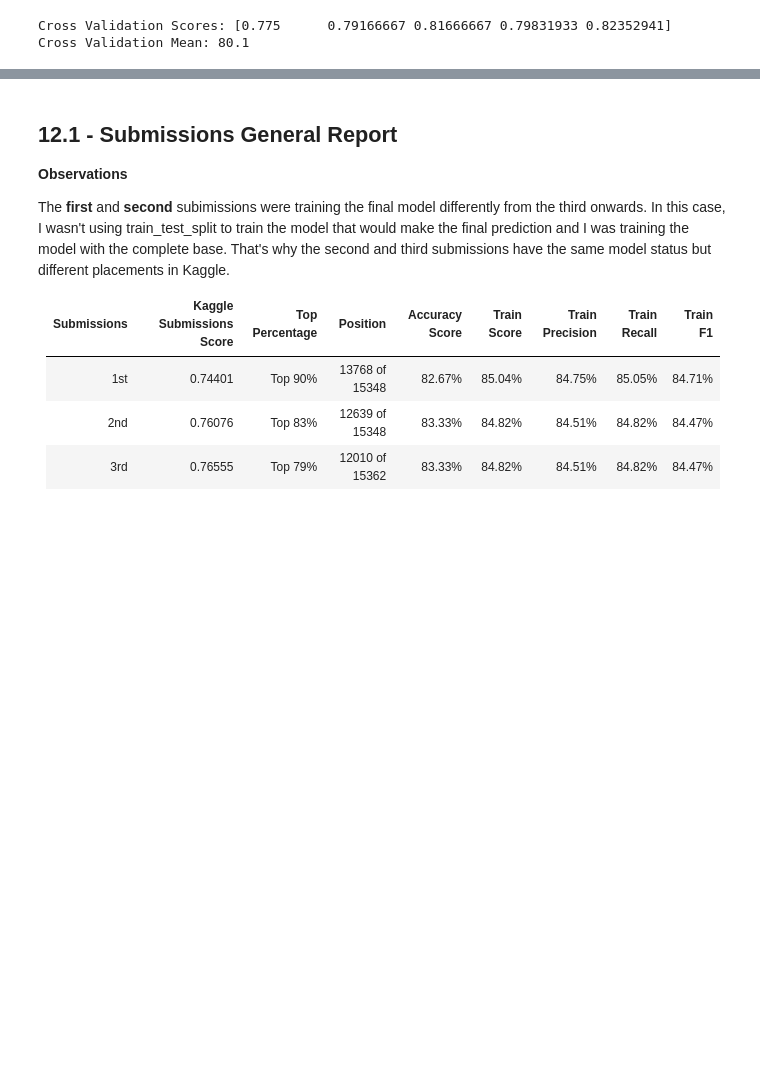
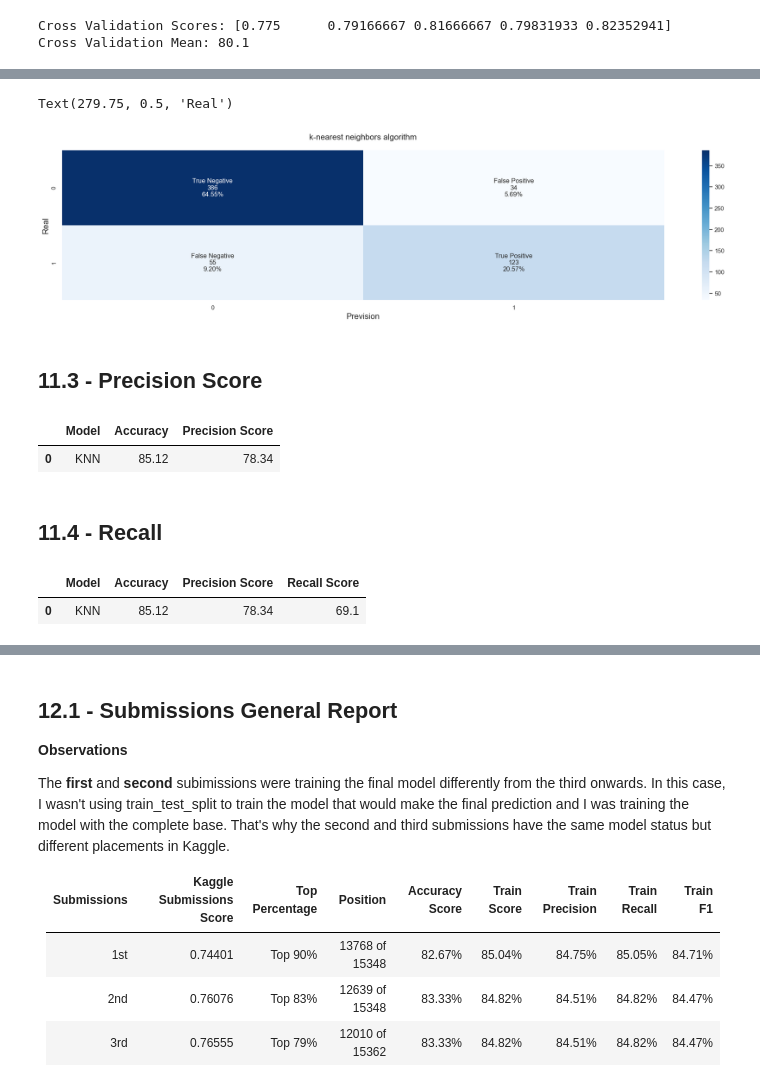
Before and after one commit to lfaferreira/knn-titanic, a Jupyter notebook: titanic.ipynb, the cells around one changed output, grey strips where cells are left out. Saved outputs shown, nothing was run; the diff lists cells and outputs as text; code cells hidden in the pictures; blank space fills up the shorter version.

```diff
--- a/titanic.ipynb
+++ b/titanic.ipynb
@@ -1209,7 +1219,15 @@ Y_pred = knn.predict(df_test)
 # %%
-submission_df = pd.DataFrame({
-    'PassengerId': df_titanic_test["PassengerId"],
-    'Survived': Y_pred
-})
+classification = ['True Negative','False Positive','False Negative','True Positive']
 
-submission_df.to_csv(f'submission_v{3}.csv', index=False)
+count_knn = ["{0:0.0f}".format(value) for value in knn_matrix.flatten()]
+
+percentual_knn = ["{0:.2%}".format(value) for value in knn_matrix.flatten()/np.sum(knn_matrix)]
+
+labels_knn = [f"{v1}\n{v2}\n{v3}" for v1, v2, v3 in zip(classification, count_knn, percentual_knn)]
+
+labels_knn = np.asarray(labels_knn).reshape(2, 2)
+
+print(classification)
+display(count_knn)
+display(percentual_knn)
+display(labels_knn)
@@ -1215,0 +1241,12 @@ submission_df.to_csv(f'submission_v{3}.csv', index=False)
+# %%
+plt.figure(figsize=(25,5))
+
+ax = sns.heatmap(knn_matrix, annot=labels_knn, fmt="", cmap='Blues')
+ax.set_title("k-nearest neighbors algorithm", fontsize=15,pad=20)
+ax.set_xlabel('Prevision', fontsize= 15)
+ax.set_ylabel('Real', fontsize=15)
+# %% [output]
+Text(279.75, 0.5, 'Real')
+[figure, added]
+# %% [markdown]
+## 11.3 - Precision Score
@@ -1215,0 +1255,7 @@ submission_df.to_csv(f'submission_v{3}.csv', index=False)
+# %%
+model_metrics
+# %% [output]
+|  | Model | Accuracy | Precision Score |
+| 0 | KNN | 85.12 | 78.34 |
+# %% [markdown]
+## 11.4 - Recall
@@ -1215,0 +1264,5 @@ submission_df.to_csv(f'submission_v{3}.csv', index=False)
+# %%
+model_metrics
+# %% [output]
+|  | Model | Accuracy | Precision Score | Recall Score |
+| 0 | KNN | 85.12 | 78.34 | 69.1 |
```
Also changed, not shown: parts of 29 cells of this notebook.
